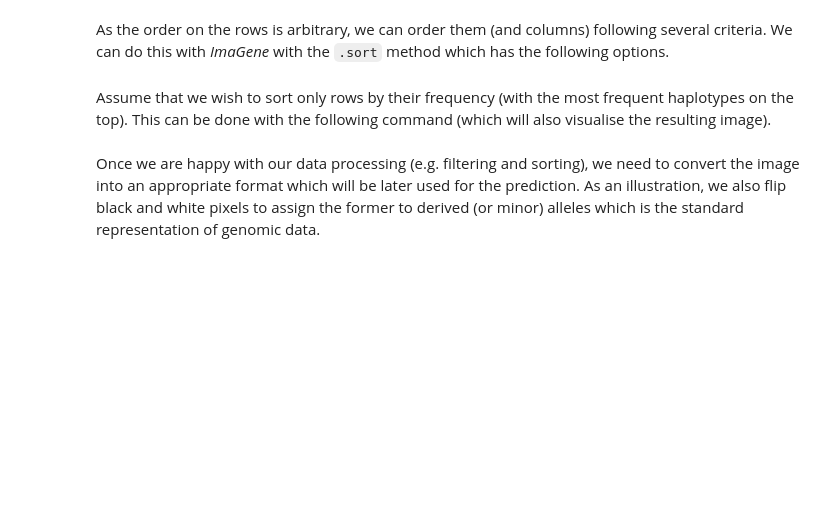
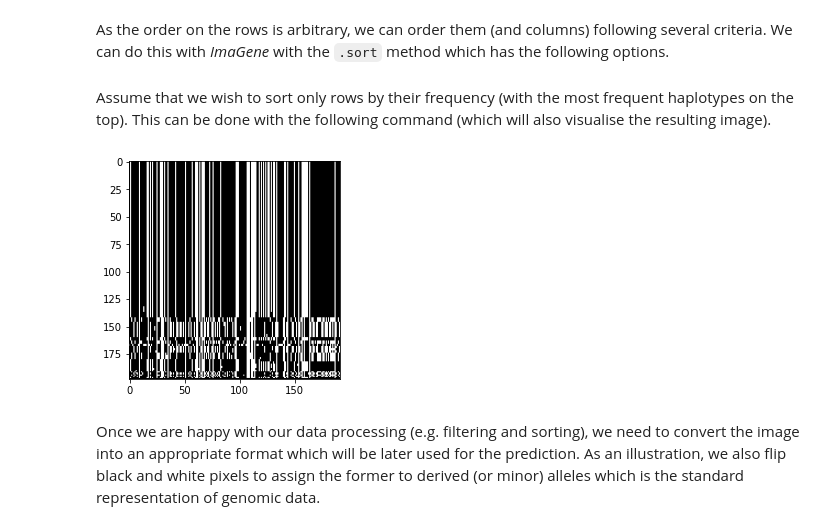
Before and after one commit to mfumagalli/ImaGene, a Jupyter notebook: Tutorials/workshop.ipynb, the cells around one changed output. Drawn from its saved outputs; the diff is of its cells as text; code cells hidden in the pictures; blank space fills up the shorter version.

```diff
--- a/Tutorials/workshop.ipynb
+++ b/Tutorials/workshop.ipynb
@@ -93,8 +110,10 @@ gene_LCT.sort?
 Assume that we wish to sort only rows by their frequency (with the most frequent haplotypes on the top).
 This can be done with the following command (which will also visualise the resulting image).
 # %%
-gene_LCT.sort('rows_freq');
+gene_LCT.sort(...);
 gene_LCT.plot();
+# %% [output]
+[figure, added]
 # %% [markdown]
 Once we are happy with our data processing (e.g. filtering and sorting), we need to convert the image into an appropriate format which will be later used for the prediction.
 As an illustration, we also flip black and white pixels to assign the former to derived (or minor) alleles which is the standard representation of genomic data.
```
Also changed, not shown: parts of 35 cells of this notebook, 1 other file.
